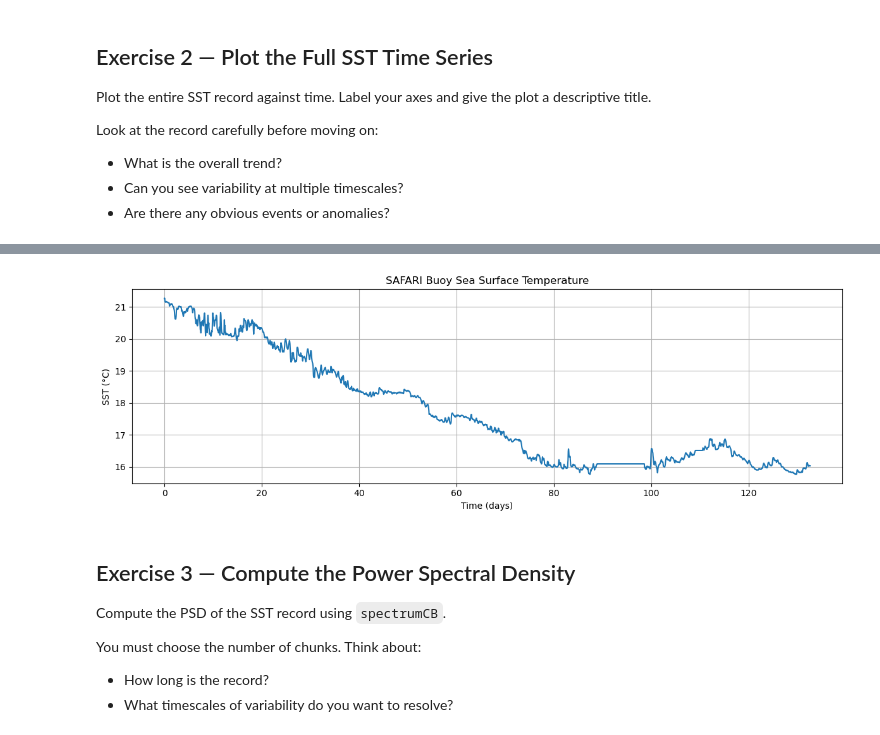
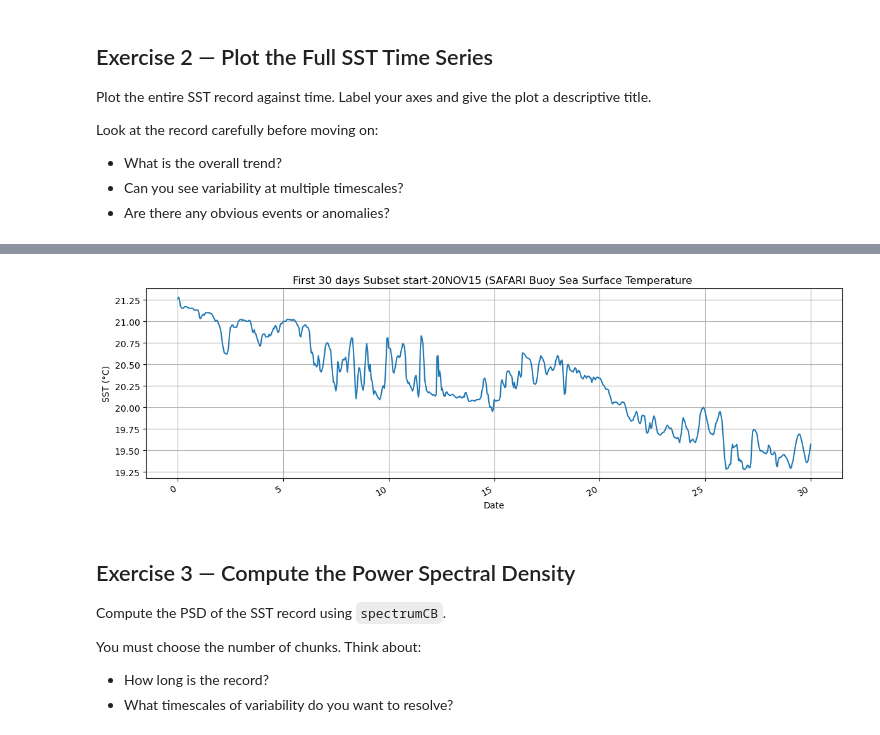
Before and after one commit to mae223-oceantech/time-series-analysis-FrankdaTank-ucsd, a Jupyter notebook: Tutorial_SAFARI_SST.ipynb, the cells around one changed output, grey strips where cells are left out. Saved outputs shown, nothing was run; the diff lists cells and outputs as text; code cells hidden in the pictures.

Commit message:
Tutorial_SAFARI_SST_update6

```diff
--- a/Tutorial_SAFARI_SST.ipynb
+++ b/Tutorial_SAFARI_SST.ipynb
@@ -105,17 +110,34 @@ t0       = t_parsed[0]                         # reference epoch (record start)
 time_sst  = np.array(
     [(t - t0).total_seconds() / 86400.0 for t in t_parsed]
 )
-dt_safari = np.nanmean(np.diff(time_sst))
+#t chunk
+
+#t
+
+dt_safari = np.nanmean(np.diff(time_sst)) # mean sample interval [days] ≈ 1/24
 
 
 # YOUR CODE HERE — extract SST as a numpy float array
 # Store result as: sst  (degrees C)
-sst = np.array(safari['sst'], dtype=float)
+sst = np.array([np.nan if v is None else v for v in safari['sst']], dtype=float)
 
+
+# -------------------------------------------------------------------------
+# Linearly interpolate across missing values (NaNs)
+# -------------------------------------------------------------------------
+# spectrumCB requires a NaN-free input. np.interp evaluates a piecewise
+# linear interpolant at all time points, using only the valid (non-NaN) data.
+nan_mask         = np.isnan(sst)
+sst_interp = np.interp(
+    time_sst,               # evaluate at all times (including gaps)
+    time_sst[~nan_mask],    # times with valid observations
+    sst[~nan_mask]  # corresponding valid sea-level values
+)
 
 # YOUR CODE HERE — print a summary: record length, dt, SST range
 print("SUMMARY")
 print(f"Record length :  {safari['metadata']['start']}  ->  {safari['metadata']['end']}")
+print(f"Samples: {len(sst_interp):,}  |  Missing filled: {nan_mask.sum():,}")
 print(f"dt:      {dt_safari * 24:.4f} hours")
 print(f"SST range: {sst.min():.2f} to {sst.max():.2f} °C")
 # %% [output]
@@ -125,2 +148,10 @@ Record length :  2025-11-20T23:00  ->  2026-04-02T14:00
 dt:      1.0000 hours
 SST range: 15.76 to 21.28 °C
+# %%
+# --- 30-day subset --- for my own checks
+mask_30 = time_sst <= 30
+time_sst_30 = time_sst[mask_30]
+sst_30      = sst_interp[mask_30]
+
+print(f"Full record:    {len(time_sst):,} samples  ({time_sst[-1]:.1f} days)")
+print(f"30-day subset:  {len(time_sst_30):,} samples  ({time_sst_30[-1]:.2f} days)")
@@ -136,16 +185,17 @@ Look at the record carefully before moving on:
 # %%
-# YOUR CODE HERE — plot the full SST time series
-# Include: axis labels, title, grid
+# 30 day subset graph
 plt.figure(figsize=(12, 4))
-plt.plot(time_sst, sst)
-plt.xlabel('Time (days)')
+plt.plot(time_sst_30, sst_30)
+#plt.xlim(t_parsed[0], t_parsed[-1])
+plt.xlabel('Date')
 plt.ylabel('SST (°C)')
-plt.title('SAFARI Buoy Sea Surface Temperature')
+plt.title('First 30 days Subset start-20NOV15 (SAFARI Buoy Sea Surface Temperature ')
 plt.grid(True)
+plt.gcf().autofmt_xdate()
 plt.tight_layout()
 plt.show()
 # %% [output]
-[figure, old version]
+[figure, new version]
 # %% [markdown]
 ## Exercise 3 — Compute the Power Spectral Density
 
```
Also changed, not shown: parts of 8 cells of this notebook.
